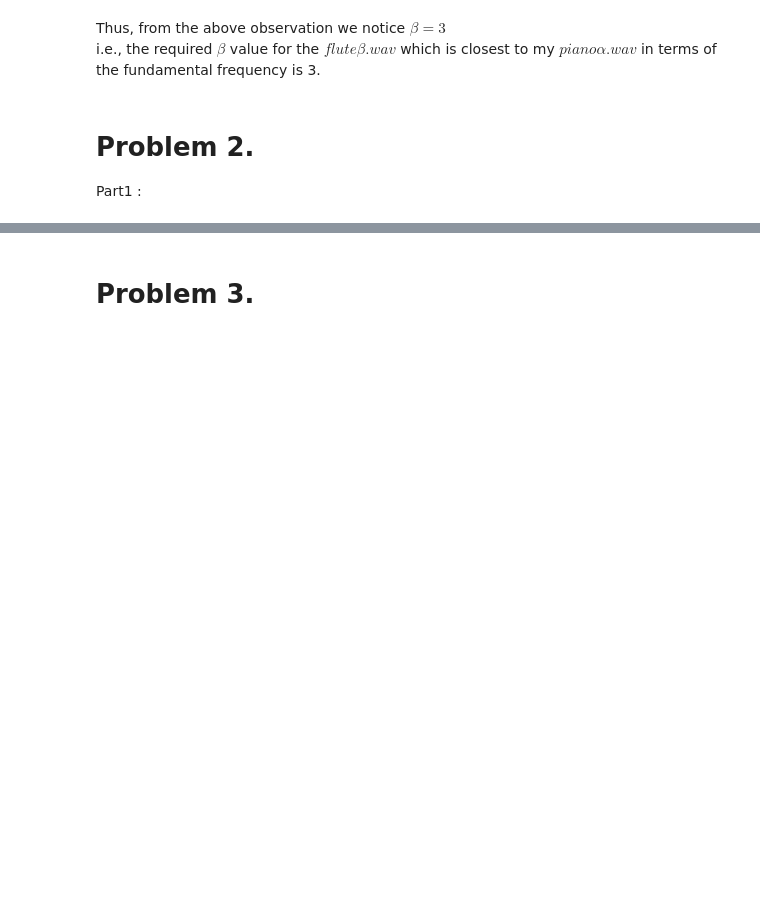
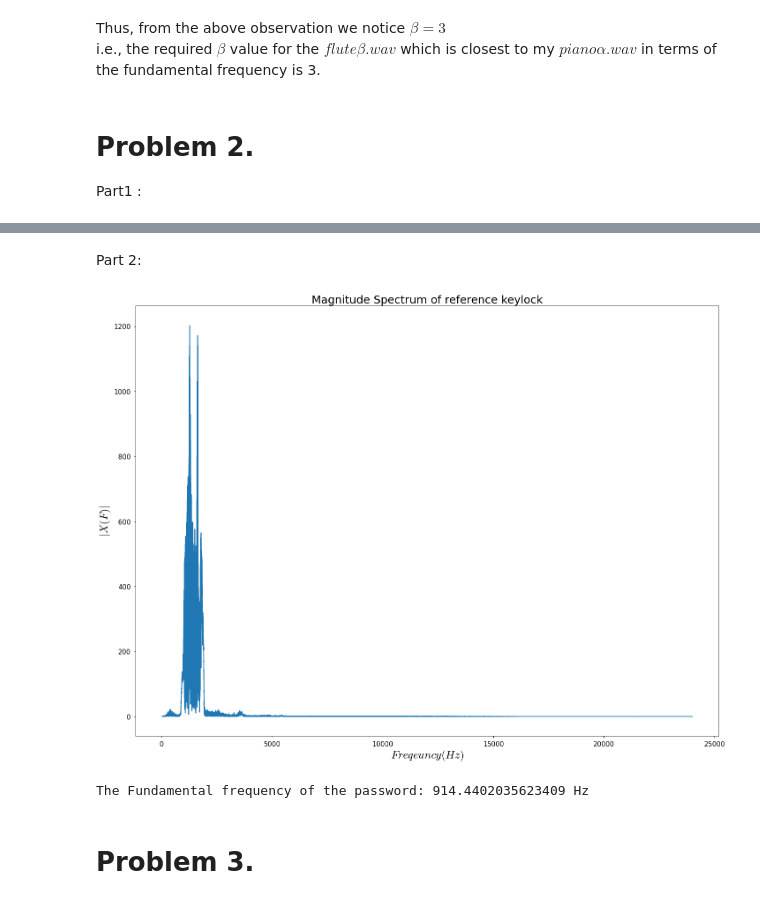
Before and after one commit to Harsha1569/DSP_Lab, a Jupyter notebook: Experiment_3/Experiment_3.ipynb, the cells around one changed output, grey strips where cells are left out. Saved outputs shown, nothing was run; the diff lists cells and outputs as text; code cells hidden in the pictures; blank space fills up the shorter version.

```diff
--- a/Experiment_3/Experiment_3.ipynb
+++ b/Experiment_3/Experiment_3.ipynb
@@ -204,3 +204,9 @@ Thus, from the above observation we notice $\beta = 3$ <br> i.e., the required $
 # %% [markdown]
 # **Problem** **2**. <br>
 Part1 :
+# %%
+sampling_rate, whistle_track = wavfile.read('Whistling.wav')
+whistle_track0 = whistle_track[:, 0]
+whistle_track0 = whistle_track0/32767.0
+print('Sampling rate: {}Hz'.format(sampling_rate))
+display(Audio(data=whistle_track0, rate=sampling_rate))
@@ -206,0 +216,2 @@ Part1 :
+# %% [markdown]
+Part 2:
@@ -207,3 +228,35 @@ Part1 :
+# %%
+fig, axs = plt.subplots(figsize=(20,15))
+def plot_signal(x, y, xaxis_label=None, yaxis_label=None):
+    axs.plot(x, y)
+    axs.set_title('Magnitude Spectrum of reference keylock', fontsize = 25)
+    axs.set_xlabel(xaxis_label, fontsize = 25)
+    axs.set_ylabel(yaxis_label, fontsize = 25)
+    axs.tick_params(axis="both", labelsize = 15)
+    fig.tight_layout()
+
+plot_signal(freq, mag_spect, xaxis_label=r'$Freqeuncy(Hz)$', yaxis_label=r'$|X(F)|$')
+# %% [output]
+[figure, added]
+# %%
+def find_ff(track, frequency):
+  TRACK = fft(track)
+  max_val = np.max(np.abs(TRACK))
+  TRACK = TRACK/max_val
+  for i in range (len(TRACK)):
+    if (np.abs(TRACK[i])<=0.1):
+      TRACK[i]=0;
+    elif (i==0):
+      TRACK[i]=0
+
+  TRACK_peaks = sp.find_peaks(np.abs(TRACK))[0]
+  fundamental_frequency = (TRACK_peaks[0]/len(TRACK)) *frequency
+  return fundamental_frequency
+
+fundamental_frequency = find_ff(whistle_track0, sampling_rate)
+print('The Fundamental frequency of the password: {} Hz'.format(fundamental_frequency))
+# %% [output]
+The Fundamental frequency of the password: 914.4402035623409 Hz
 # %% [markdown]
 # **Problem** **3**. <br>
 # %%
```
Also changed, not shown: parts of 4 cells of this notebook.
